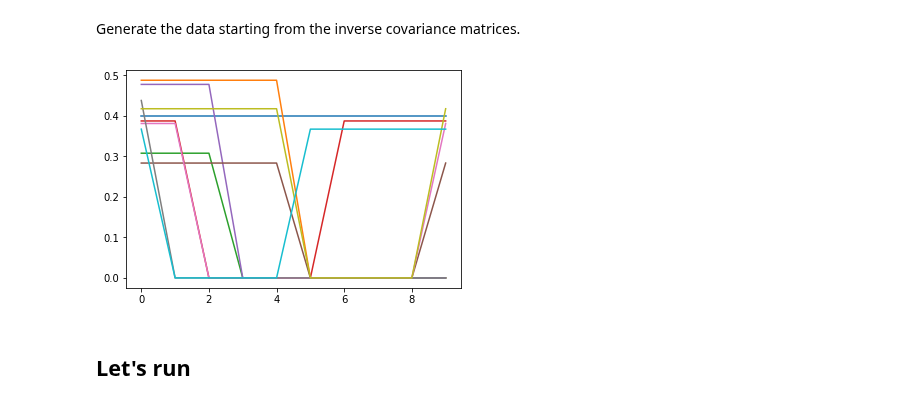
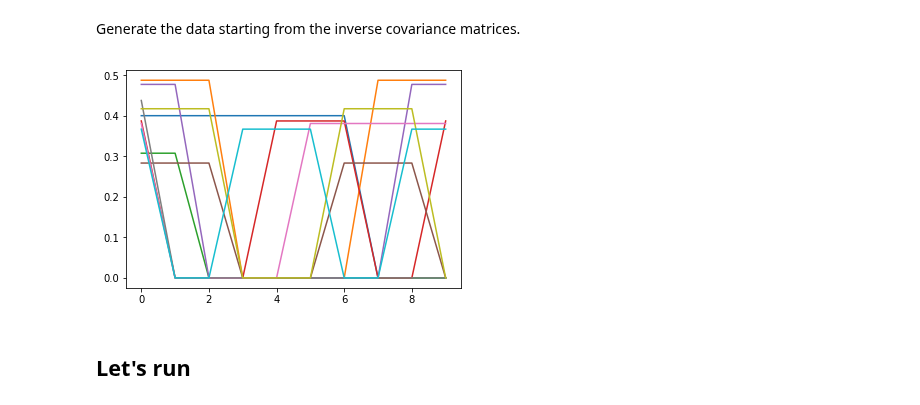
Before and after one commit to fdtomasi/regain, a Jupyter notebook: notebooks/forward_backward_TGL.ipynb, the cells around one changed output. Drawn from its saved outputs; the diff is of its cells as text; code cells hidden in the pictures.

```diff
--- a/notebooks/forward_backward_TGL.ipynb
+++ b/notebooks/forward_backward_TGL.ipynb
@@ -85,38 +85,38 @@ Generate the data starting from the inverse covariance matrices.
 # %%
 np.random.seed(7)
 
-n_samples = 100
+n_samples = 1000
 n_dim_obs = 5
 T = 10
 
 def make_sin(n_dim_obs, n_dim_lat, T, shape='smooth', closeness=1):
     upper_idx = np.triu_indices(n_dim_obs, 1)
     n_interactions = len(upper_idx[0])
     x = np.tile(np.linspace(0, (T-1.) / closeness, T), (n_interactions, 1))
     phase = np.random.rand(n_interactions, 1)
     freq = np.random.rand(n_interactions, 1) - .50
     A = (np.random.rand(n_interactions, 1) + 1) / 2.
 
     if shape == 'smooth':
         y = A * np.sin(2. * np.pi * freq * x + phase)
     else:
         y = A * signal.square(2 * np.pi * freq * x + phase, duty=.5)
 
     # threshold
     y = np.maximum(y, 0)
 
     Y = np.array([squareform(y[:, j]) + 2 * np.eye(n_dim_obs) for j in range(y.shape[1])]) / 2.
 
     assert all(is_pos_def(_) for _ in Y)
     return Y, Y, np.zeros_like(Y)
 
 data = datasets.make_dataset(n_samples=n_samples, n_dim_obs=n_dim_obs, n_dim_lat=0, T=T,
                              time_on_axis='last',
-                             mode=make_sin, shape='square', closeness=4)
+                             mode=make_sin, shape='square', closeness=2.4)
 
 plt.plot(np.array([squareform(y, checks=None) for y in data.thetas]), '-');
 # %% [output]
-[figure, old version]
+[figure, new version]
 # %% [markdown]
 ## Let's run
 # %%
```
Also changed, not shown: parts of 13 cells of this notebook, 3 other files.
